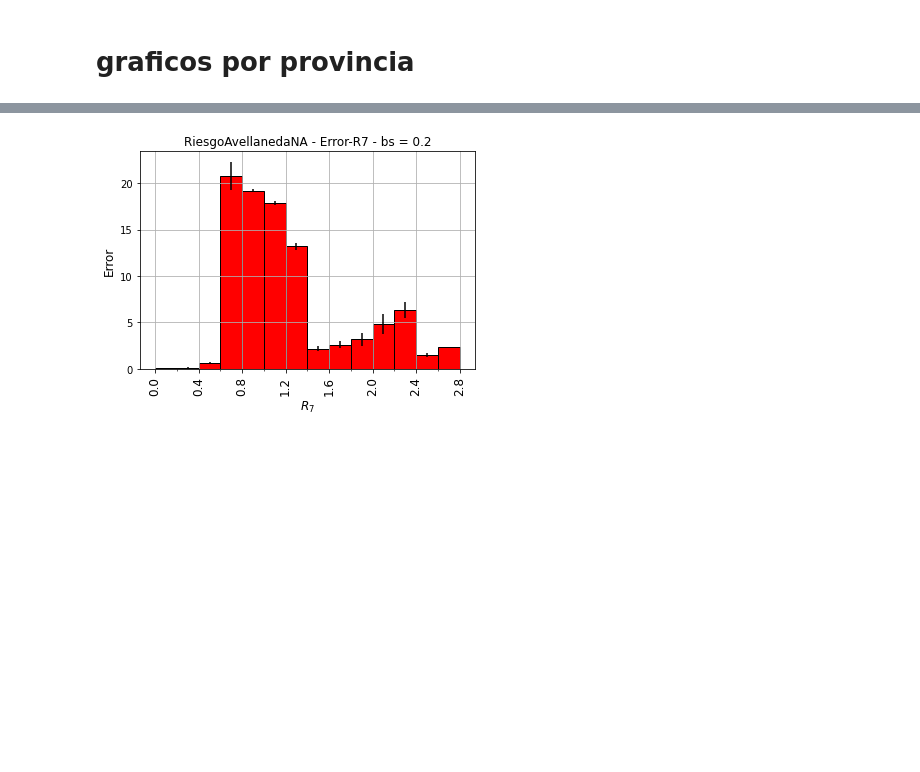
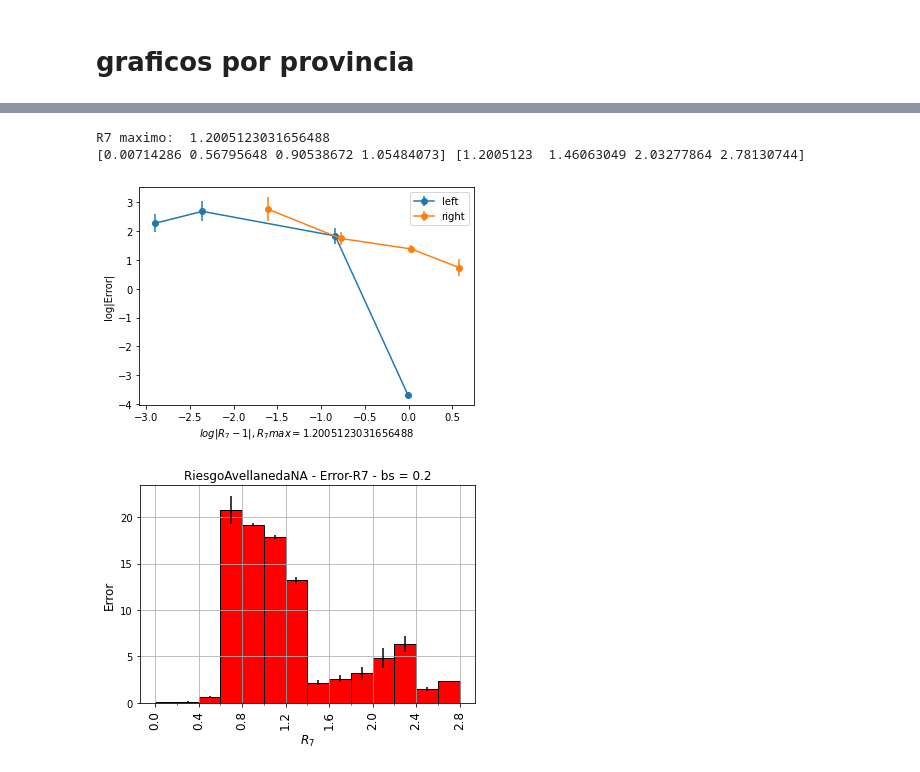
Before and after one commit to denisecammarota/tesis-ib, a Jupyter notebook: Graficos_error/Graficos_Error_Riesgo_6.ipynb, the cells around one changed output, grey strips where cells are left out. Drawn from its saved outputs; the diff is of its cells as text; code cells hidden in the pictures; blank space fills up the shorter version.

```diff
--- a/Graficos_error/Graficos_Error_Riesgo_6.ipynb
+++ b/Graficos_error/Graficos_Error_Riesgo_6.ipynb
@@ -116,24 +119,26 @@ def new_hist(file_name,error,r_seven,bs,loc=2,save=False):
     return c_bins,e_bins,std_bins,obs_bins
 # %%
 #grafico log-log
-def graph_loglog(b_centers,b_errors):
+def graph_loglog(b_centers,b_errors,b_std):
     #save_data(b_centers,b_errors,c_obs,'BuenosAires_hist_2')
     b_centers = b_centers[b_errors!=0]
+    b_std = b_std[b_errors!=0]
     b_errors = b_errors[b_errors!=0]
     max_errors = np.argmax(b_errors)
     max_rseven = b_centers[max_errors]
-    print('R7 maximo: ',max_rseven)
     #separo a un lado
     b_centers_1 = b_centers[:max_errors]
     b_errors_1 = b_errors[:max_errors]
+    b_std_1 = b_std[:max_errors]
     #separo al otro lado
     b_centers_2 = b_centers[max_errors:]
     b_errors_2 = b_errors[max_errors:]
+    b_std_2 = b_std[max_errors:]
     #imprimo a ver si esta bien
     print(b_centers_1,b_centers_2)
     #grafico
-    plt.scatter(np.log(np.abs(b_centers_1-1)),np.log(b_errors_1),label='left')
-    plt.scatter(np.log(np.abs(b_centers_2-1)),np.log(b_errors_2),label='right')
+    plt.errorbar(np.log(np.abs(b_centers_1-1)),np.log(b_errors_1),yerr=b_std_1,label='left',fmt='-o')
+    plt.errorbar(np.log(np.abs(b_centers_2-1)),np.log(b_errors_2),yerr=b_std_2,label='right',fmt='-o')
     plt.xlabel(r'$log|R_7 - 1|, R_7 max = $'+str(max_rseven))
     plt.ylabel(r'log|Error|')
     plt.legend()
@@ -176,3 +182,9 @@ c_bins,e_bins,std_bins,obs_bins = new_hist(file_name,error,r_seven,bs,loc=2)
+# %%
+graph_loglog(np.array(c_bins),np.array(e_bins),np.array(std_bins))
+# %% [output]
+R7 maximo:  1.2005123031656488
+[0.00714286 0.56795648 0.90538672 1.05484073] [1.2005123  1.46063049 2.03277864 2.78130744]
+[figure, added]
 # %%
 for file in files:
     bs = 0.2
```
Also changed, not shown: parts of 3 cells of this notebook.
